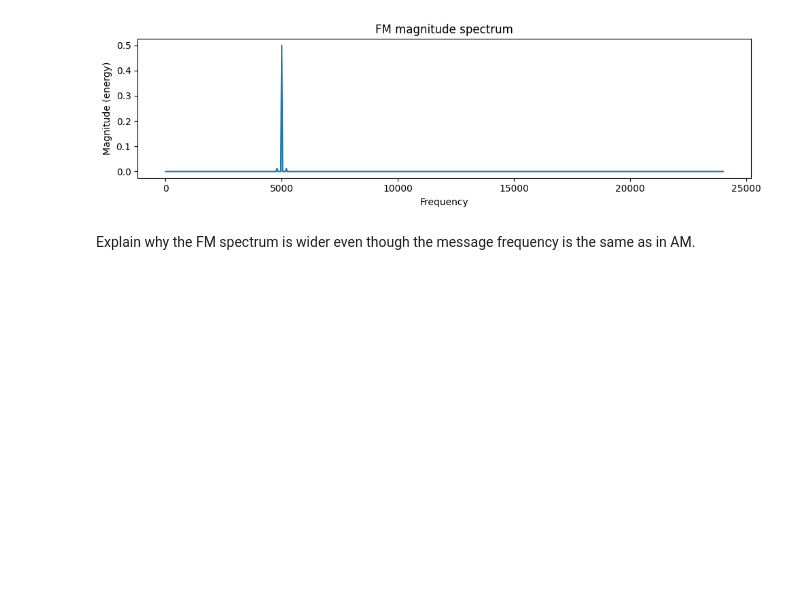
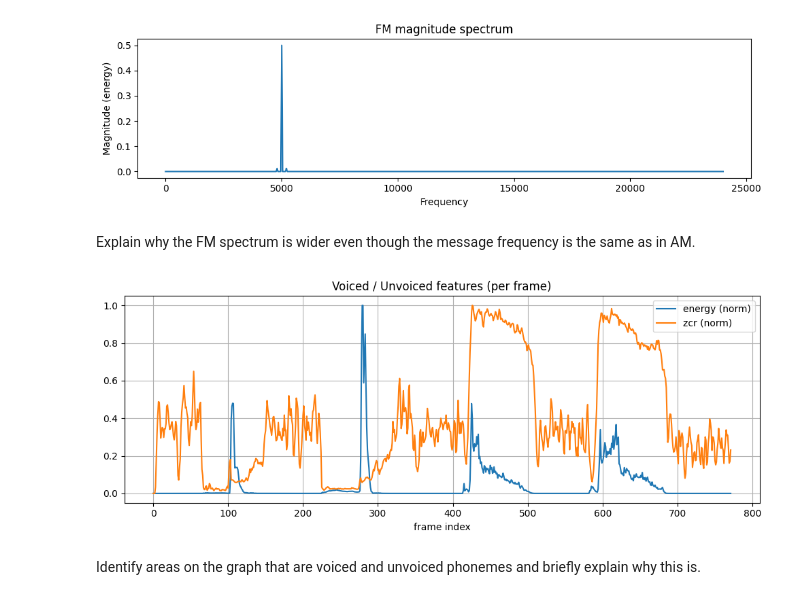
Before and after one commit to jhiltonjones/digital_signal_processing_labs, a Jupyter notebook: lab1/spectograms.ipynb, the cells around one changed output. Drawn from its saved outputs; the diff is of its cells as text; code cells hidden in the pictures; blank space fills up the shorter version.

```diff
--- a/lab1/spectograms.ipynb
+++ b/lab1/spectograms.ipynb
@@ -152,3 +158,56 @@ plt.magnitude_spectrum(s_fm, Fs=Fs); plt.title('FM magnitude spectrum'); plt.tig
 [figure]
 # %% [markdown]
 Explain why the FM spectrum is wider even though the message frequency is the same as in AM.
+# %%
+AUDIO_PATH = "/Users/jackhilton-jones/demonstrating/dsp/labs/digital_signal_processing_labs/Abbotts Way 3.wav"
+def load_audio(path):
+    if path is None:
+        fs = 16000
+        dur = 2.0
+        t = np.linspace(0, dur, int(fs*dur), endpoint=False)
+        vowel = np.sin(2*np.pi*180*t) + 0.5*np.sin(2*np.pi*360*t)
+        noise = 0.15*np.random.randn(t.size)
+        fric = (t>0.9)&(t<1.1)
+        x = vowel*(t<0.9) + (0.6*np.random.randn(t.size))*fric + 0.2*noise
+        return fs, x.astype(float)
+    else:
+        try:
+            y, fs = librosa.load(path, sr=None, mono=True)
+            return fs, y.astype(float)
+        except Exception:
+            print("Could not read file; falling back to synthetic.")
+            return load_audio(None)
+
+# TODO Upload your audio of voiced vs unvoiced phonemes
+fs, x = load_audio(AUDIO_PATH)
+
+
+frame_ms = 25
+hop_ms   = 10
+Nf = int(fs*frame_ms/1000)
+H  = int(fs*hop_ms/1000)
+win = np.hanning(Nf)
+
+#TODO iterate through a for loop to compute the hanns frame
+frames = []
+for start in range(0, max(len(x)-Nf+1, 1), H):
+    frames.append(x[start:start+Nf]*win if start+Nf<=len(x) else x[start:len(x)]*np.hanning(len(x)-start))
+frames = [f if len(f)==Nf else np.pad(f,(0,Nf-len(f))) for f in frames]
+F = np.vstack(frames)
+
+#TODO Compute the energy and the zcr and plot this
+energy = np.sum(F**2, axis=1)
+zcr = np.mean(np.abs(np.diff(np.sign(F), axis=1))>0, axis=1)
+
+thr_E = np.percentile(energy, 60)
+thr_Z = np.percentile(zcr, 40)
+
+plt.figure(figsize=(10,4))
+plt.plot(energy/energy.max(), label='energy (norm)')
+plt.plot(zcr/zcr.max(), label='zcr (norm)')
+plt.title("Voiced / Unvoiced features (per frame)")
+plt.xlabel("frame index"); plt.grid(True); plt.legend(); plt.tight_layout(); plt.show()
+# %% [output]
+[figure, added]
+# %% [markdown]
+Identify areas on the graph that are voiced and unvoiced phonemes and briefly explain why this is.
```
Also changed, not shown: parts of 2 cells of this notebook.
